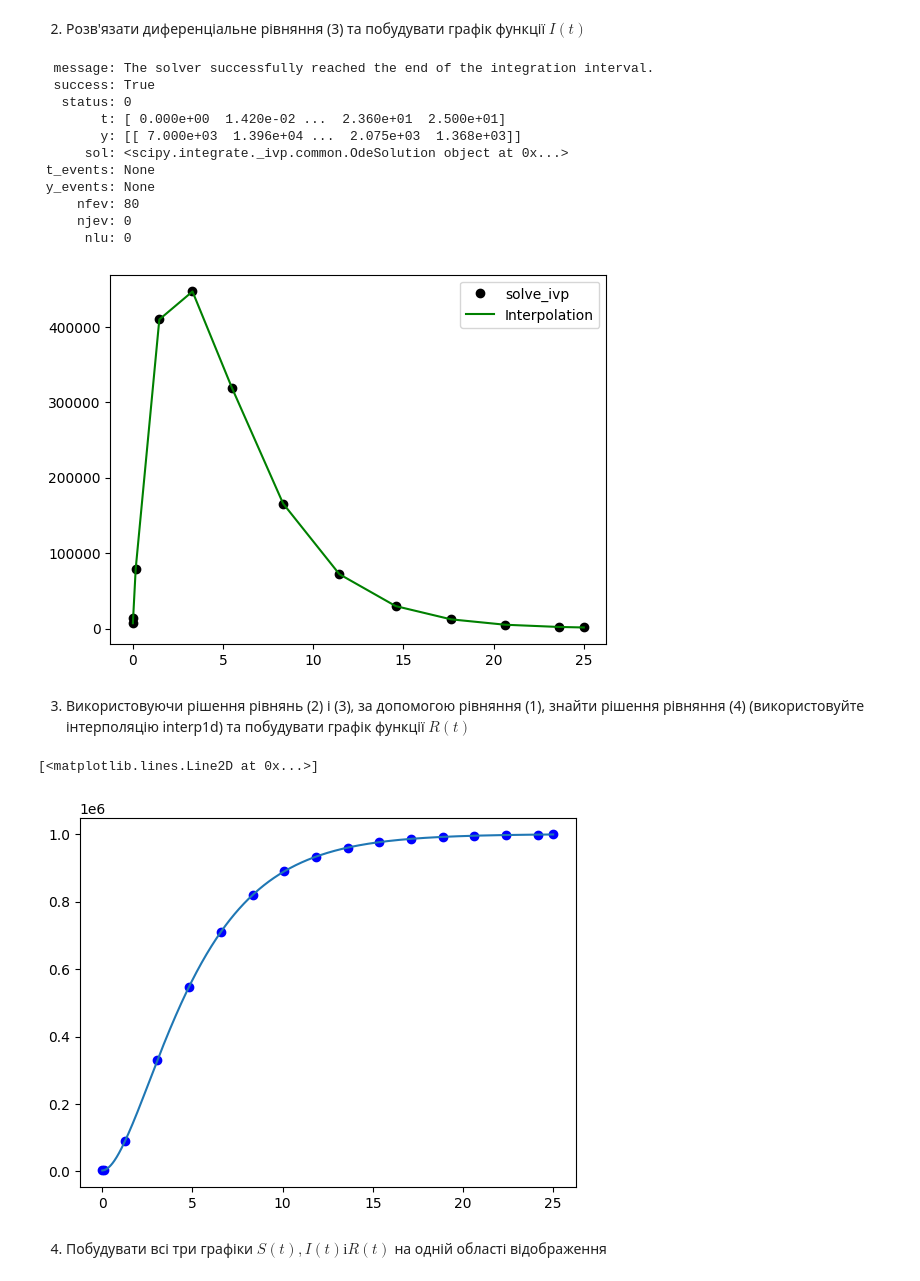
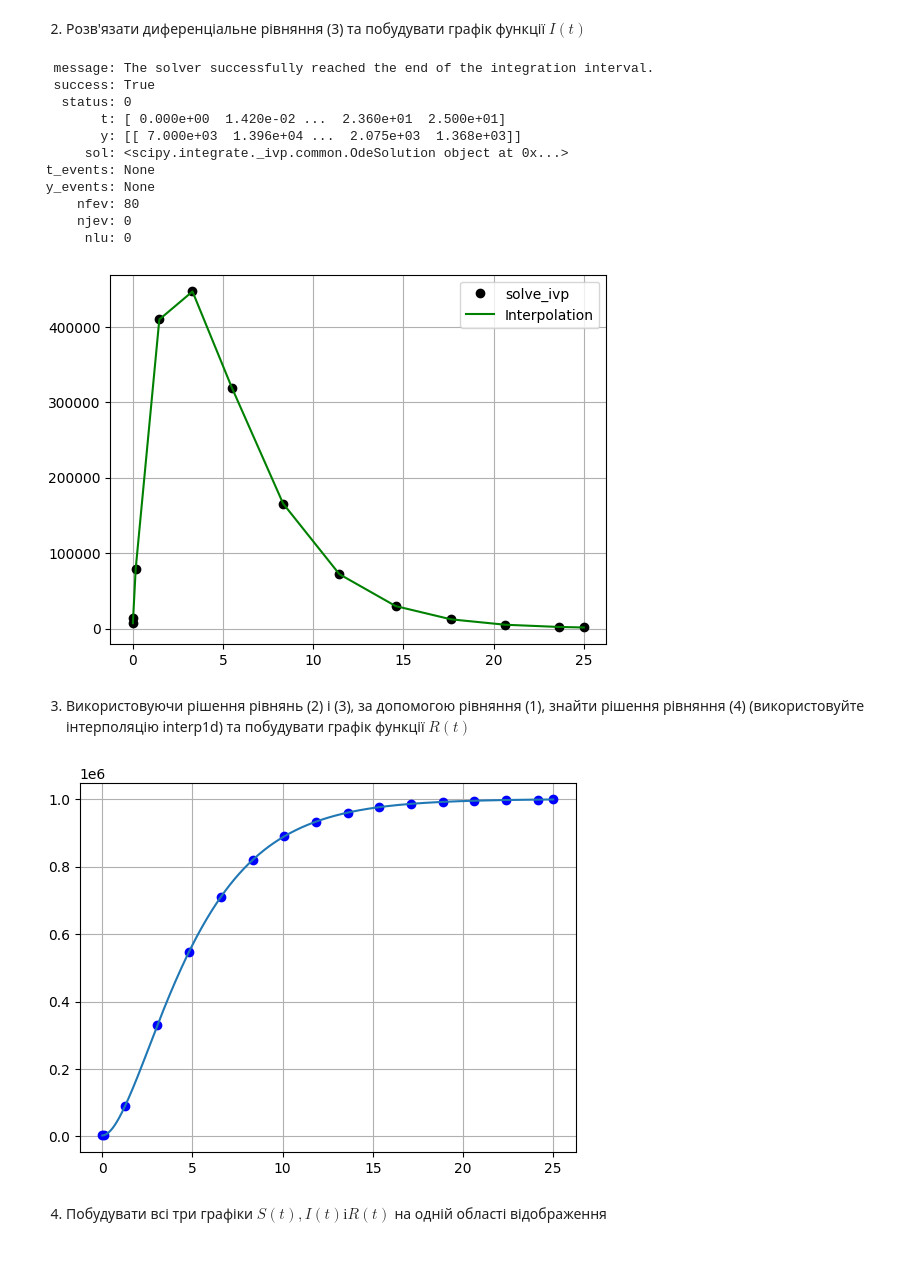
Before and after one commit to romaniuk-o/Python_Data_Science_HW4, a Jupyter notebook: HW_4_2.ipynb, the cells around one changed output. Drawn from its saved outputs; the diff is of its cells as text; code cells hidden in the pictures.

```diff
--- a/HW_4_2.ipynb
+++ b/HW_4_2.ipynb
@@ -96,6 +97,7 @@ plt.plot(t_2, s_2, 'o', color='k', label='solve_ivp')
 plt.plot(t_2, z_2, color = 'g', label='Interpolation')
 
 plt.legend()
+plt.grid()
 plt.show()
 # %% [output]
   message: The solver successfully reached the end of the integration interval.
@@ -109,23 +111,23 @@ plt.show()
      nfev: 80
      njev: 0
       nlu: 0
-[figure, old version]
+[figure, new version]
 # %% [markdown]
 3. Використовуючи рішення рівнянь (2) і (3), за допомогою рівняння (1), знайти рішення рівняння (4) (використовуйте інтерполяцію interp1d) та побудувати графік функції $R(t)$
 # %%
 S_t = interp1d(t_1, s_1, kind='cubic')
 I_t = interp1d(t_2, s_2, kind='cubic')
 R = N0 - S_t(t_1) - I_t(t_1)
 R
 
 plt.plot(t_1, R, 'o',  color='b' )
 
 t_new = np.linspace(0, 25, 1000)
 f = interp1d(t_1, R, kind='cubic')
 plt.plot(t_new, f(t_new))
+plt.grid()
 # %% [output]
-[<matplotlib.lines.Line2D at 0x...>]
-[figure, old version]
+[figure, new version]
 # %% [markdown]
 4. Побудувати всі три графіки
 $S(t), I(t) і R(t)$ на одній області відображення
```
Also changed, not shown: parts of 2 cells of this notebook.
